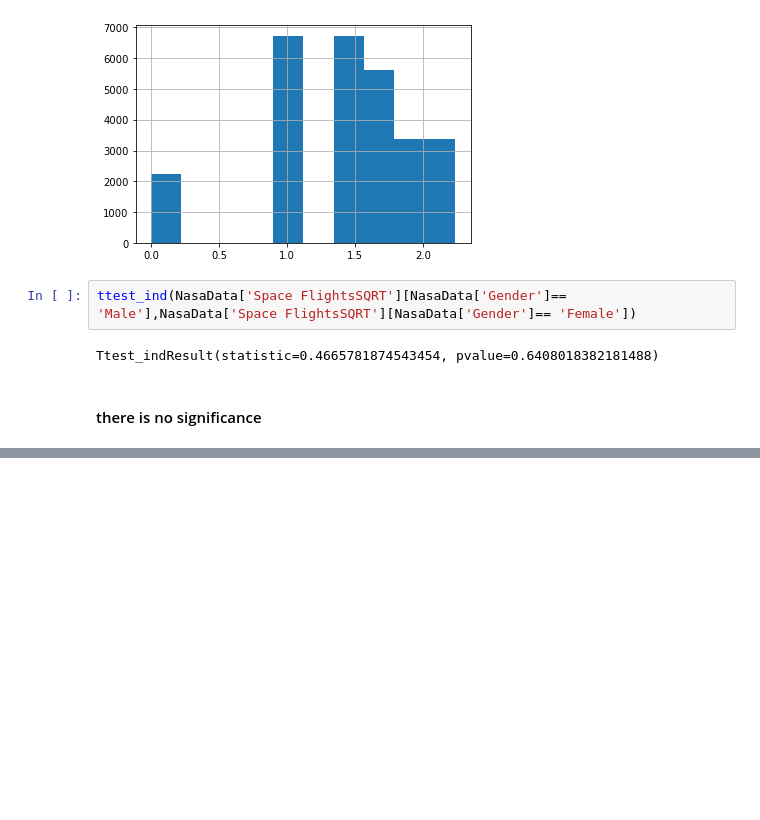
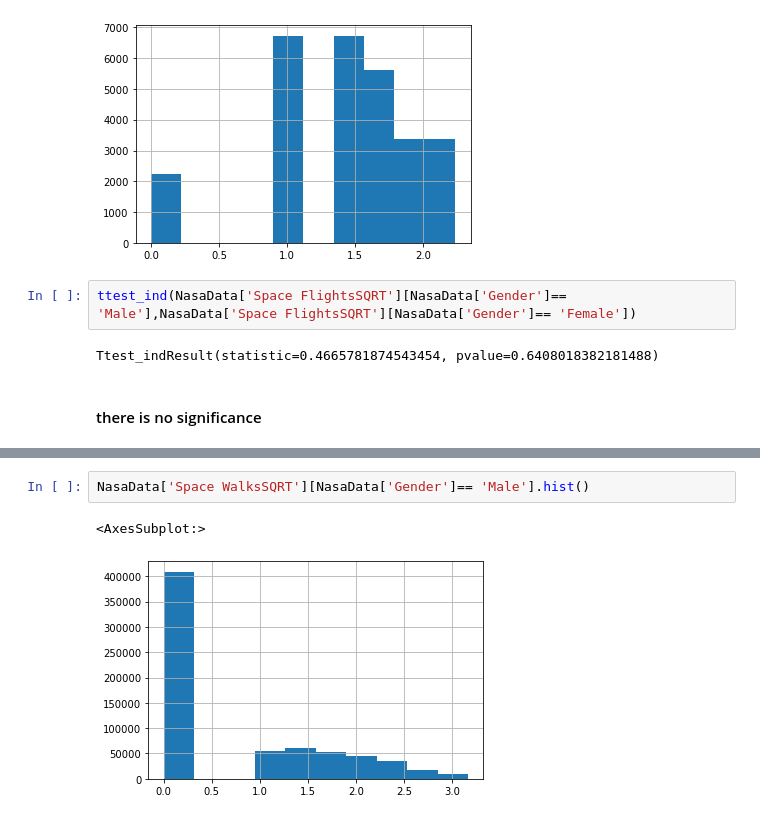
Before and after one commit to rhreich34/NASA-Hiring-Rate, a Jupyter notebook: Cynthia's Notebook.ipynb, the cells around one changed output, grey strips where cells are left out. Cells and saved outputs as stored; diff of their text form; blank space fills up the shorter version.

```diff
--- a/Cynthia's Notebook.ipynb
+++ b/Cynthia's Notebook.ipynb
@@ -241,0 +251,5 @@ Ttest_indResult(statistic=0.4665781874543454, pvalue=0.6408018382181488)
+# %%
+NasaData['Space WalksSQRT'][NasaData['Gender']== 'Male'].hist()
+# %% [output]
+<AxesSubplot:>
+[figure, added]
```
Also changed, not shown: parts of 11 cells of this notebook.
